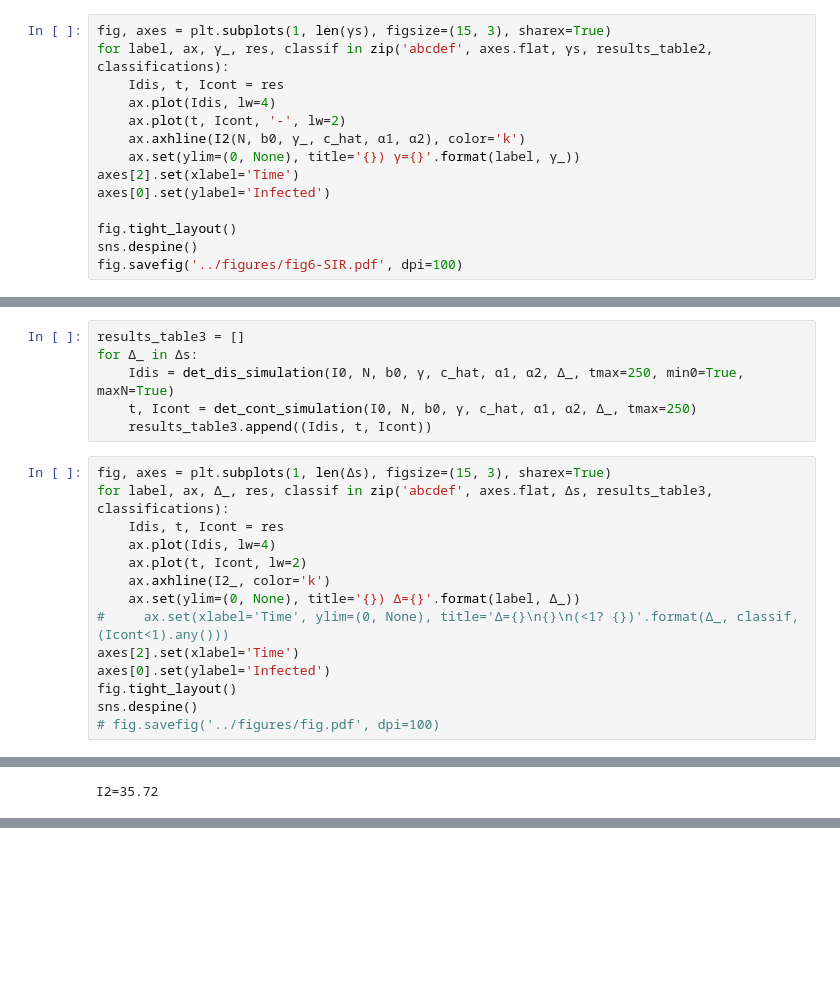
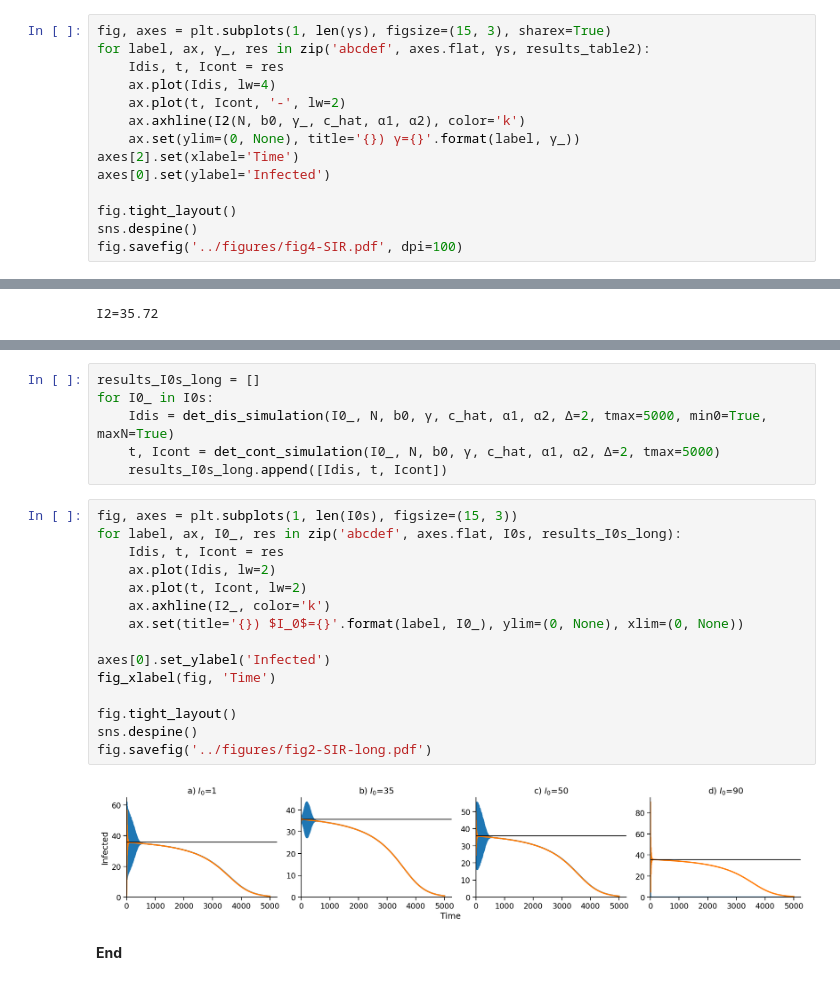
Before and after one commit to yoavram/SanJose, a Jupyter notebook: notebooks/model-SIR.ipynb, the cells around one changed output, grey strips where cells are left out. Drawn from its saved outputs; the diff is of its cells as text; blank space fills up the shorter version.

```diff
--- a/notebooks/model-SIR.ipynb
+++ b/notebooks/model-SIR.ipynb
@@ -321,7 +302,7 @@ for γ_ in γs:
     results_table2.append((Idis, t, Icont))
 # %%
 fig, axes = plt.subplots(1, len(γs), figsize=(15, 3), sharex=True)
-for label, ax, γ_, res, classif in zip('abcdef', axes.flat, γs, results_table2, classifications):
+for label, ax, γ_, res in zip('abcdef', axes.flat, γs, results_table2):
     Idis, t, Icont = res
     ax.plot(Idis, lw=4)
     ax.plot(t, Icont, '-', lw=2)
@@ -332,7 +313,7 @@ axes[0].set(ylabel='Infected')
 
 fig.tight_layout()
 sns.despine()
-fig.savefig('../figures/fig6-SIR.pdf', dpi=100)
+fig.savefig('../figures/fig4-SIR.pdf', dpi=100)
 # %% [output]
 [figure]
 # %%
@@ -373,21 +341 @@ classifications = ['Mon. convergence to I2', 'Damped oscillation to I2', 'Perpet
-# %%
-results_table3 = []
-for Δ_ in Δs:
-    Idis = det_dis_simulation(I0, N, b0, γ, c_hat, α1, α2, Δ_, tmax=250, min0=True, maxN=True)
-    t, Icont = det_cont_simulation(I0, N, b0, γ, c_hat, α1, α2, Δ_, tmax=250)
-    results_table3.append((Idis, t, Icont))
-# %%
-fig, axes = plt.subplots(1, len(Δs), figsize=(15, 3), sharex=True)
-for label, ax, Δ_, res, classif in zip('abcdef', axes.flat, Δs, results_table3, classifications):
-    Idis, t, Icont = res
-    ax.plot(Idis, lw=4)
-    ax.plot(t, Icont, lw=2)
-    ax.axhline(I2_, color='k')
-    ax.set(ylim=(0, None), title='{}) Δ={}'.format(label, Δ_))
-#     ax.set(xlabel='Time', ylim=(0, None), title='Δ={}\n{}\n(<1? {})'.format(Δ_, classif, (Icont<1).any()))
-axes[2].set(xlabel='Time')
-axes[0].set(ylabel='Infected')
-fig.tight_layout()
-sns.despine()
-# fig.savefig('../figures/fig.pdf', dpi=100)
 # %% [markdown]
@@ -430,2 +378,27 @@ fig.savefig('../figures/fig4-SIR.pdf')
 # %% [output]
 [figure]
+# %%
+results_I0s_long = []
+for I0_ in I0s:
+    Idis = det_dis_simulation(I0_, N, b0, γ, c_hat, α1, α2, Δ=2, tmax=5000, min0=True, maxN=True)
+    t, Icont = det_cont_simulation(I0_, N, b0, γ, c_hat, α1, α2, Δ=2, tmax=5000)
+    results_I0s_long.append([Idis, t, Icont])
+# %%
+fig, axes = plt.subplots(1, len(I0s), figsize=(15, 3))
+for label, ax, I0_, res in zip('abcdef', axes.flat, I0s, results_I0s_long):
+    Idis, t, Icont = res
+    ax.plot(Idis, lw=2)
+    ax.plot(t, Icont, lw=2)
+    ax.axhline(I2_, color='k')
+    ax.set(title='{}) $I_0$={}'.format(label, I0_), ylim=(0, None), xlim=(0, None))
+
+axes[0].set_ylabel('Infected')
+fig_xlabel(fig, 'Time')
+
+fig.tight_layout()
+sns.despine()
+fig.savefig('../figures/fig2-SIR-long.pdf')
+# %% [output]
+[figure, added]
+# %% [markdown]
+**End**
```
Also changed, not shown: parts of 36 cells of this notebook, 1 other file.
